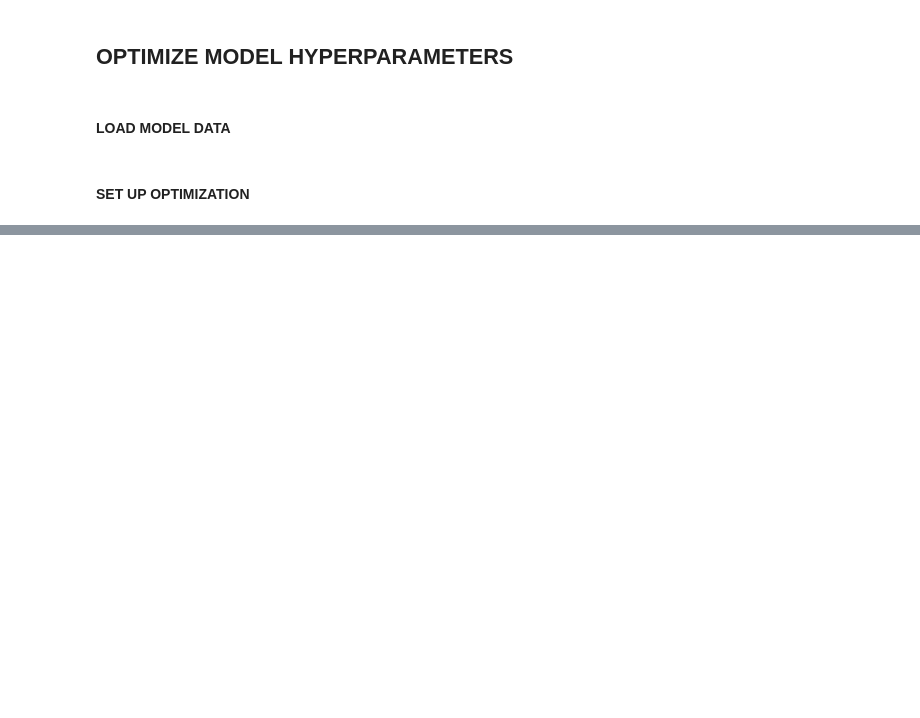
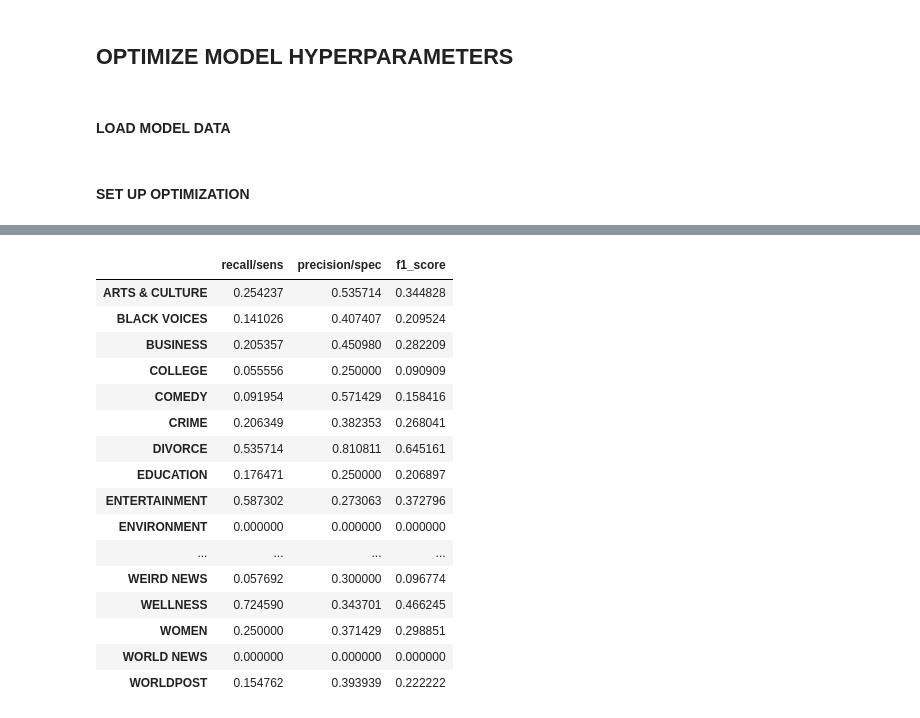
Before and after one commit to morkapronczay/cec2019, a Jupyter notebook: 23-text-mining-project.ipynb, the cells around one changed output, grey strips where cells are left out. Saved outputs shown, nothing was run; the diff lists cells and outputs as text; code cells hidden in the pictures; blank space fills up the shorter version.

```diff
--- a/23-text-mining-project.ipynb
+++ b/23-text-mining-project.ipynb
@@ -320,0 +372,37 @@ print(f'RFC: {rfcBO.max["params"]}')
+# %%
+# calculate metrics by label
+recalls = {}
+precisions = {}
+f1_scores = {}
+for label in range(35):
+    y_test_label = pd.np.where(y_test==label, 1, 0)
+    y_test_pred_label = pd.np.where(y_test_pred==label, 1, 0)
+    recalls[label] = recall_score(y_test_label, y_test_pred_label, pos_label=1)
+    precisions[label] = precision_score(y_test_label, y_test_pred_label, pos_label=1)
+    f1_scores[label] = f1_score(y_test_label, y_test_pred_label, pos_label=1)
+# %%
+# create a df of metrics by label
+metrics_df = pd.DataFrame.from_dict(recalls, orient="index", columns=['recall/sens'])
+metrics_df['precision/spec'] = metrics_df.index.map(precisions)
+metrics_df['f1_score'] = metrics_df.index.map(f1_scores)
+metrics_df.index = le.inverse_transform(list(range(35)))
+# %%
+metrics_df
+# %% [output]
+|  | recall/sens | precision/spec | f1_score |
+| ARTS & CULTURE | 0.254237 | 0.535714 | 0.344828 |
+| BLACK VOICES | 0.141026 | 0.407407 | 0.209524 |
+| BUSINESS | 0.205357 | 0.450980 | 0.282209 |
+| COLLEGE | 0.055556 | 0.250000 | 0.090909 |
+| COMEDY | 0.091954 | 0.571429 | 0.158416 |
+| CRIME | 0.206349 | 0.382353 | 0.268041 |
+| DIVORCE | 0.535714 | 0.810811 | 0.645161 |
+| EDUCATION | 0.176471 | 0.250000 | 0.206897 |
+| ENTERTAINMENT | 0.587302 | 0.273063 | 0.372796 |
+| ENVIRONMENT | 0.000000 | 0.000000 | 0.000000 |
+| ... | ... | ... | ... |
+| WEIRD NEWS | 0.057692 | 0.300000 | 0.096774 |
+| WELLNESS | 0.724590 | 0.343701 | 0.466245 |
+| WOMEN | 0.250000 | 0.371429 | 0.298851 |
+| WORLD NEWS | 0.000000 | 0.000000 | 0.000000 |
+| WORLDPOST | 0.154762 | 0.393939 | 0.222222 |
```
Also changed, not shown: parts of 11 cells of this notebook, 1 other file.
